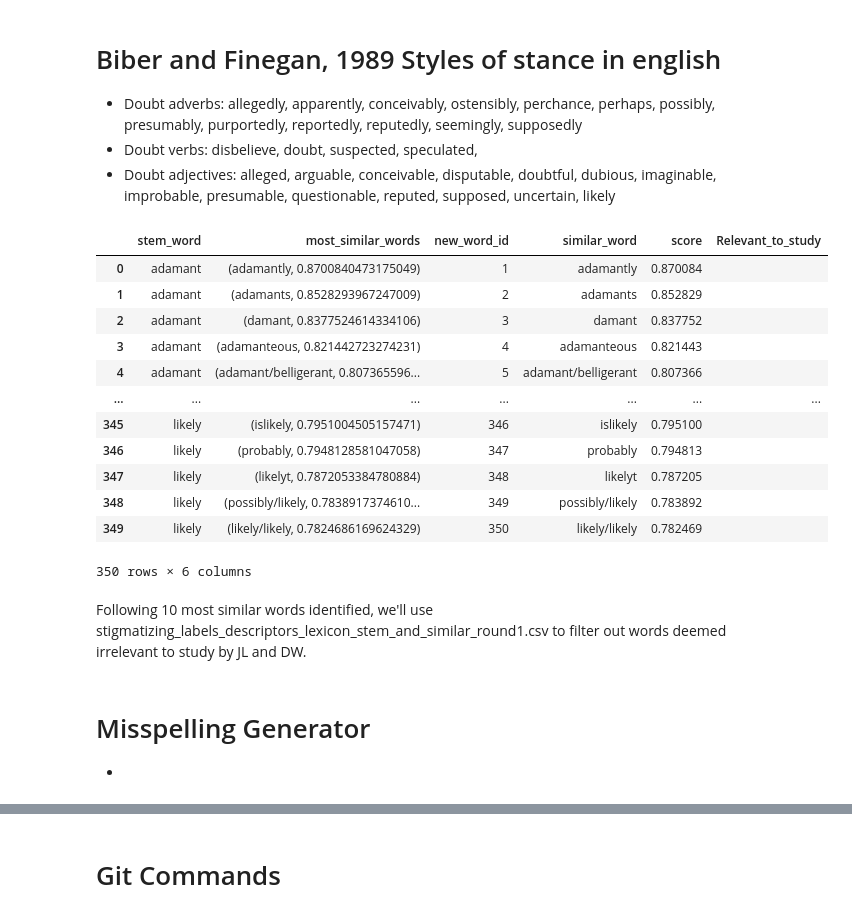
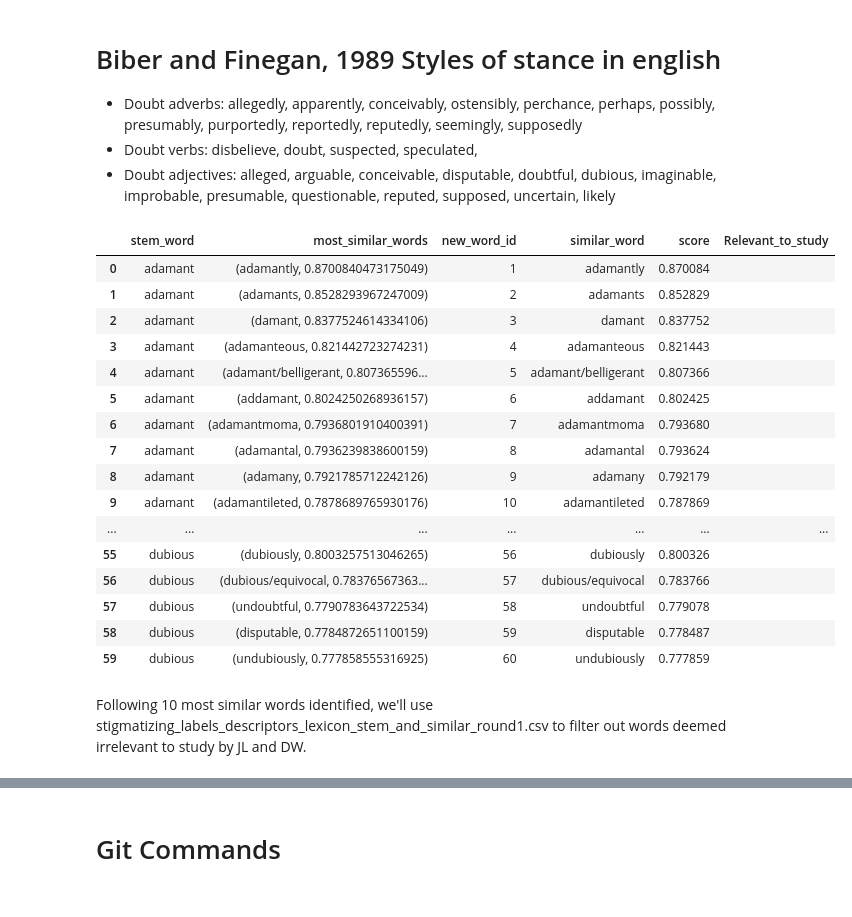
Before and after one commit to drew-walkerr/Diss_Detecting_Provider_Bias, a Jupyter notebook: doubt_markers_lexicon_dev.ipynb, the cells around one changed output, grey strips where cells are left out. Saved outputs shown, nothing was run; the diff lists cells and outputs as text; code cells hidden in the pictures.

```diff
--- a/doubt_markers_lexicon_dev.ipynb
+++ b/doubt_markers_lexicon_dev.ipynb
@@ -52,22 +78,24 @@ model = KeyedVectors.load_word2vec_format('/content/gdrive/MyDrive/Diss_Detectin
 * Doubt adjectives: alleged, arguable, conceivable, disputable, doubtful, dubious, imaginable, improbable, presumable, questionable, reputed, supposed, uncertain, likely
 # %%
 
-# Doubt Markers/Evidentials identified through:
+# Doubt Markers identified through:
 # Beach et al. 2021 Testimonial Injustice :
 # Judgment words: "adamant", "apparently", "claims","insists", "states",
+# +
+# Biber and Finegan, 1989 Styles of stance in english
+## Doubt adverbs: allegedly
 
-## List:
-# Biber and Finegan, 1989 Styles of stance in english
-## Doubt adverbs: allegedly, apparently, conceivably, ostensibly, perchance, perhaps, possibly, presumably, purportedly, reportedly, reputedly, seemingly, supposedly
+# Not used:
+## Doubt Adverbs apparently, conceivably, ostensibly, perchance, perhaps, possibly, presumably, purportedly, reportedly, reputedly, seemingly, supposedly
 ## Doubt verbs: disbelieve, doubt, suspected, speculated,
 ## Doubt adjectives: alleged, arguable, conceivable, disputable, doubtful, dubious, imaginable, improbable, presumable, questionable, reputed, supposed, uncertain, likely
 
 
 # Papafragou et al., 2007, Evidentiality in language and cognition
 ## Not using:  Evidentials: complains, complained, complaining, denies, denied, denying, endorses, endorsed, endorsing, notes, noting , reports, reporting, says, saying, tells, told, telling
-
-
-doubt_stem_words = ["adamant", "claims", "insists", "states", "allegedly", "apparently", "conceivably", "ostensibly", "perchance", "perhaps", "possibly", "presumably", "purportedly", "reportedly", "reputedly", "seemingly", "supposedly", "disbelieve", "doubt", "suspected", "speculated", "alleged", "arguable", "conceivable", "disputable", "doubtful", "dubious", "imaginable", "improbable", "presumable", "questionable", "reputed", "supposed", "uncertain", "likely"]
+# Changed claims to claimed to account for insurance claims
+# Removed states from original doubt paper
+doubt_stem_words = ["adamant", "claimed", "insists", "allegedly","disbelieves","dubious"]
 
 
 
@@ -77,37 +105,38 @@ bias_words_df = pd.DataFrame({
 # %%
 
 
-bias_words_df['most_similar_words'] = bias_words_df['stem_word'].apply(model.most_similar)
+bias_words_df['most_similar_words'] = bias_words_df['stem_word'].apply(model.most_similar, topn=10)
 
 bias_words_df_2 = bias_words_df.explode("most_similar_words", ignore_index=True)
 bias_words_df_2['new_word_id'] = range(1, 1 + len(bias_words_df_2))
 # bias_words_df_2[['similar_word','similarity_score']] =
 words_sep = pd.DataFrame(bias_words_df_2['most_similar_words'].values.tolist())
 words_sep['new_word_id'] = range(1, 1 + len(bias_words_df_2))
 bias_words_3 = bias_words_df_2.merge(words_sep, on = 'new_word_id')
 #bias_words_3['similar_word'], bias_words_3['score'] = bias_words_3[3],bias_words_3[4]
 
 bias_words_3= bias_words_3.rename(columns={0: "similar_word", 1: "score"})
 bias_words_3["Relevant_to_study"] = ""
 bias_words_3.to_csv("doubt_words_lexicon_stem_and_similar_round1.csv")
 
 bias_words_3
 # %% [output]
 |  | stem_word | most_similar_words | new_word_id | similar_word | score | Relevant_to_study |
 | 0 | adamant | (adamantly, 0.8700840473175049) | 1 | adamantly | 0.870084 |  |
 | 1 | adamant | (adamants, 0.8528293967247009) | 2 | adamants | 0.852829 |  |
 | 2 | adamant | (damant, 0.8377524614334106) | 3 | damant | 0.837752 |  |
 | 3 | adamant | (adamanteous, 0.821442723274231) | 4 | adamanteous | 0.821443 |  |
 | 4 | adamant | (adamant/belligerant, 0.807365596... | 5 | adamant/belligerant | 0.807366 |  |
+| 5 | adamant | (addamant, 0.8024250268936157) | 6 | addamant | 0.802425 |  |
+| 6 | adamant | (adamantmoma, 0.7936801910400391) | 7 | adamantmoma | 0.793680 |  |
+| 7 | adamant | (adamantal, 0.7936239838600159) | 8 | adamantal | 0.793624 |  |
+| 8 | adamant | (adamany, 0.7921785712242126) | 9 | adamany | 0.792179 |  |
+| 9 | adamant | (adamantileted, 0.7878689765930176) | 10 | adamantileted | 0.787869 |  |
 | ... | ... | ... | ... | ... | ... | ... |
-| 345 | likely | (islikely, 0.7951004505157471) | 346 | islikely | 0.795100 |  |
-| 346 | likely | (probably, 0.7948128581047058) | 347 | probably | 0.794813 |  |
-| 347 | likely | (likelyt, 0.7872053384780884) | 348 | likelyt | 0.787205 |  |
-| 348 | likely | (possibly/likely, 0.7838917374610... | 349 | possibly/likely | 0.783892 |  |
-| 349 | likely | (likely/likely, 0.7824686169624329) | 350 | likely/likely | 0.782469 |  |
+| 55 | dubious | (dubiously, 0.8003257513046265) | 56 | dubiously | 0.800326 |  |
+| 56 | dubious | (dubious/equivocal, 0.78376567363... | 57 | dubious/equivocal | 0.783766 |  |
+| 57 | dubious | (undoubtful, 0.7790783643722534) | 58 | undoubtful | 0.779078 |  |
+| 58 | dubious | (disputable, 0.7784872651100159) | 59 | disputable | 0.778487 |  |
+| 59 | dubious | (undubiously, 0.777858555316925) | 60 | undubiously | 0.777859 |  |
-350 rows × 6 columns
 # %% [markdown]
 Following 10 most similar words identified, we'll use  stigmatizing_labels_descriptors_lexicon_stem_and_similar_round1.csv to filter out words deemed irrelevant to study by JL and DW.
-# %% [markdown]
-# Misspelling Generator
-*
```
Also changed, not shown: parts of 9 cells of this notebook.
